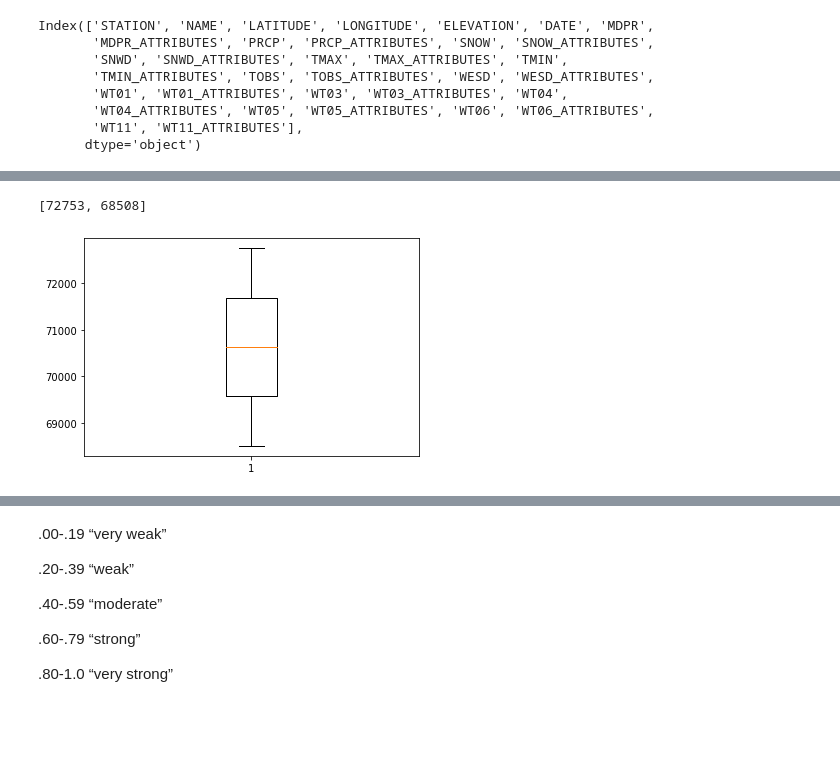
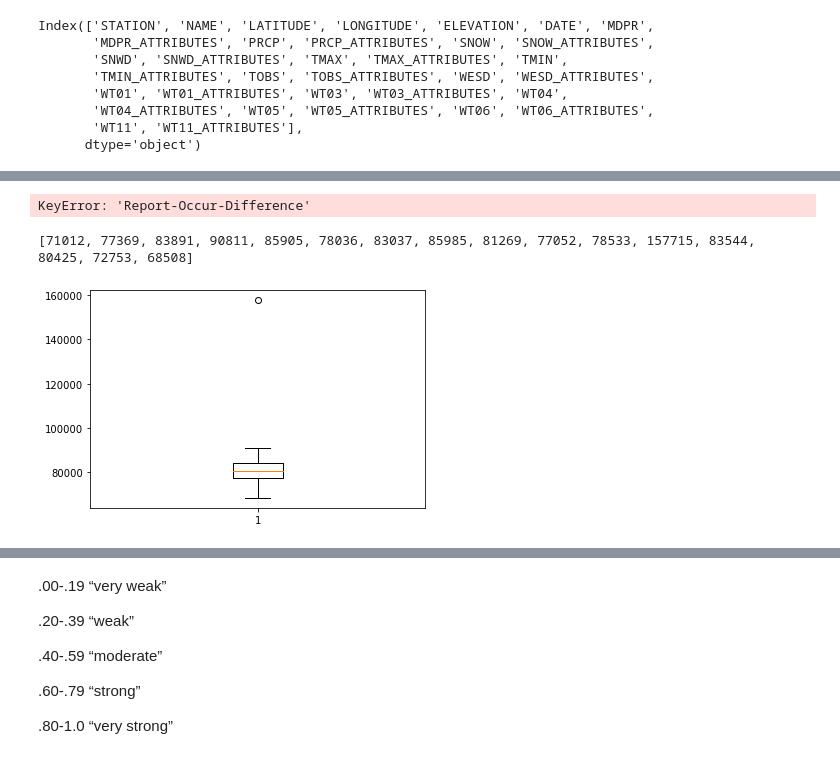
Before and after one commit to dfreeman500/Crime-and-Weather-ment, a Jupyter notebook: crime-weather.ipynb, the cells around one changed output, grey strips where cells are left out. Saved outputs shown, nothing was run; the diff lists cells and outputs as text; code cells hidden in the pictures; blank space fills up the shorter version.

```diff
--- a/crime-weather.ipynb
+++ b/crime-weather.ipynb
@@ -55,13 +55,13 @@ total_counts.plot.barh(x='Number of crimes' )
 # %%
 #Strips the time from date/time
-crime_2019['DATE_OCCURED_NOTIME'] = crime_2019['DATE_OCCURED'].str.split(' ').str[0]
+concat_crime_df['DATE_OCCURED_NOTIME'] = concat_crime_df['DATE_OCCURED'].str.split(' ').str[0]
 # crime_2019['DATE_OCCURED_NOTIME']
-crime_2019['Report-Occur-Difference']= pd.to_datetime(crime_2019['DATE_REPORTED'].str.split(' ').str[0]) - pd.to_datetime(crime_2019['DATE_OCCURED'].str.split(' ').str[0])
-crime_2019
-number = crime_2019['Report-Occur-Difference'].dt.days.sum()
-number = crime_2019['Report-Occur-Difference'].dt.days.max()
-number = crime_2019['Report-Occur-Difference'].dt.days.mode()
+concat_crime_df['Report-Occur-Difference']= pd.to_datetime(concat_crime_df['DATE_REPORTED'].str.split(' ').str[0]) - pd.to_datetime(concat_crime_df['DATE_OCCURED'].str.split(' ').str[0])
+# crime_2019
+# number = crime_2019['Report-Occur-Difference'].dt.days.sum()
+# number = crime_2019['Report-Occur-Difference'].dt.days.max()
+# number = crime_2019['Report-Occur-Difference'].dt.days.mode()
 
-
-number
+concat_crime_df['Report-Occur-Difference'].value_counts()
+# crime_2019['Report-Occur-Difference'].barh(x="number")
 # %% [output]
@@ -93,7 +103,7 @@ Index(['STATION', 'NAME', 'LATITUDE', 'LONGITUDE', 'ELEVATION', 'DATE', 'MDPR',
        'WT11', 'WT11_ATTRIBUTES'],
       dtype='object')
 # %%
-date_crime_count_df = louisville_weather[['DATE','PRCP','SNOW','TMAX','TMIN']].iloc[8035:8766]
+date_crime_count_df = louisville_weather[['DATE','PRCP','SNOW','TMAX','TMIN']].iloc[2191:8766]
 date_crime_count_df['DOW'] = pd.to_datetime(date_crime_count_df['DATE']).dt.day_name()
 date_crime_count_df['DOW-N'] = pd.to_datetime(date_crime_count_df['DATE']).dt.dayofweek  #DOW-Number 0=Monday, 1=Tuesday...
 
@@ -273,7 +283,7 @@ averageCrimesOnDOM= plt.boxplot(DOM)
 # %%
-MOY=[]
-for x in range(1,13):
-    MOY.append(date_crime_count_df.loc[date_crime_count_df['Month'] == x, 'NUMBER_OF_CRIMES'])
+DOM=[]
+for x in range(1,32):
+    DOM.append(date_crime_count_df.loc[date_crime_count_df['Day'] == x & date_crime_count_df.loc[date_crime_count_df['D'] == x, 'NUMBER_OF_CRIMES'])
 
 
-averageCrimesOnMOY= plt.boxplot(MOY)
+averageCrimesOnDOM= plt.boxplot(DOM)
@@ -282,12 +290,23 @@ averageCrimesOnMOY= plt.boxplot(MOY)
+# %%
+#Do we still get the same unequal distribution when we limit large differences in report vs occurrence dates
+
+MOY=[]
+for x in range(1,13):
+    MOY.append(date_crime_count_df.loc[date_crime_count_df['Month'] == x & date_crime_count_df['Report-Occur-Difference']<7, 'NUMBER_OF_CRIMES'])
+
+
+averageCrimesOnMOY= plt.boxplot(MOY)
+# %% [output]
+KeyError: 'Report-Occur-Difference'
 # %%
 Year=[]
-yearList=[2019,2020]
+yearList=[2004,2005,2006,2007,2008,2009,2010,2011,2012, 2013,2014,2015,2016,2017,2019,2020]
 for x in yearList:
     Year.append(date_crime_count_df.loc[date_crime_count_df['Year'] == x, 'NUMBER_OF_CRIMES'].sum())
 
 print(Year)
 
 averageCrimesOnYear= plt.boxplot(Year)
 # %% [output]
-[72753, 68508]
+[71012, 77369, 83891, 90811, 85905, 78036, 83037, 85985, 81269, 77052, 78533, 157715, 83544, 80425, 72753, 68508]
-[figure, old version]
+[figure, new version]
```
Also changed, not shown: parts of 24 cells of this notebook.
